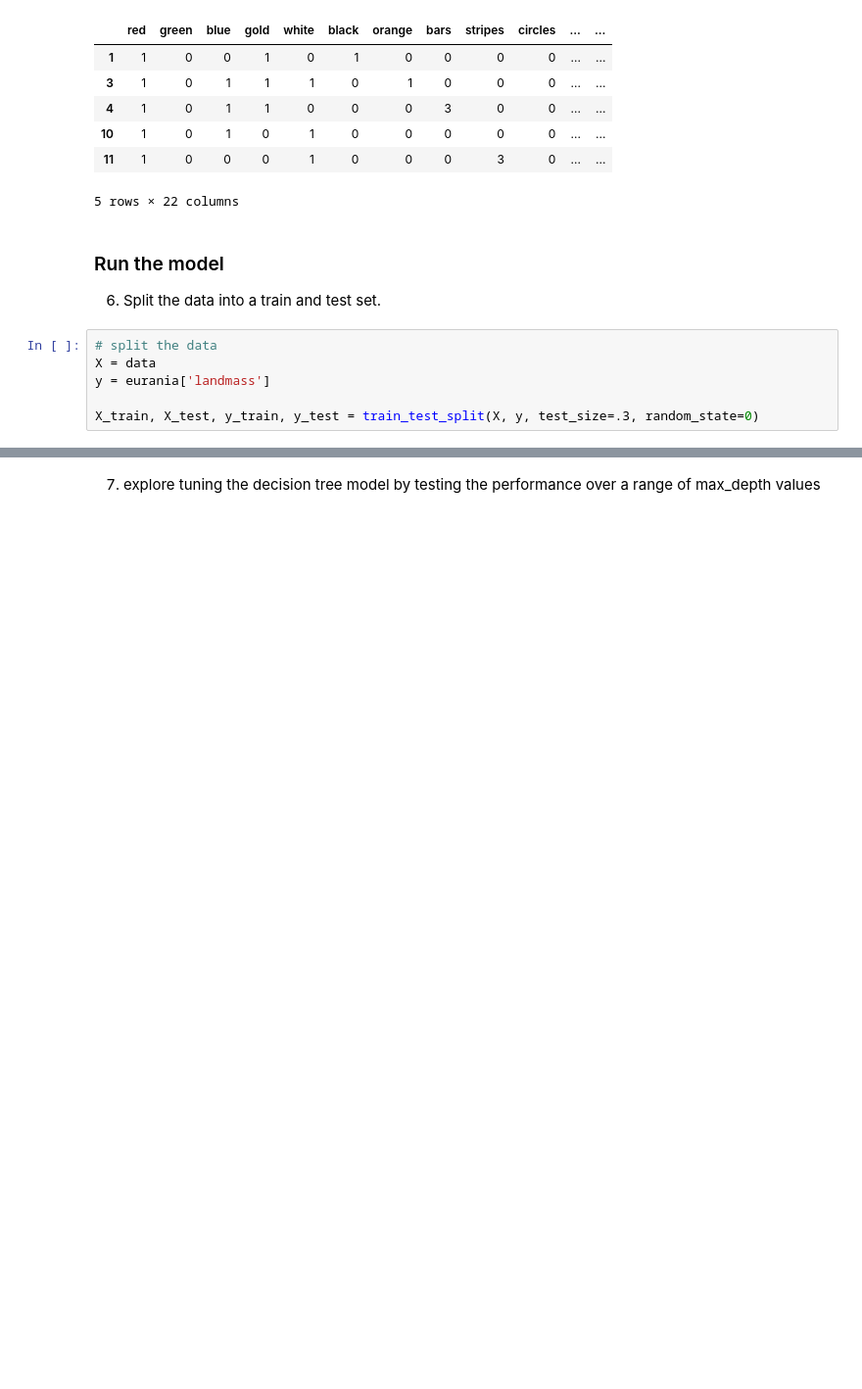
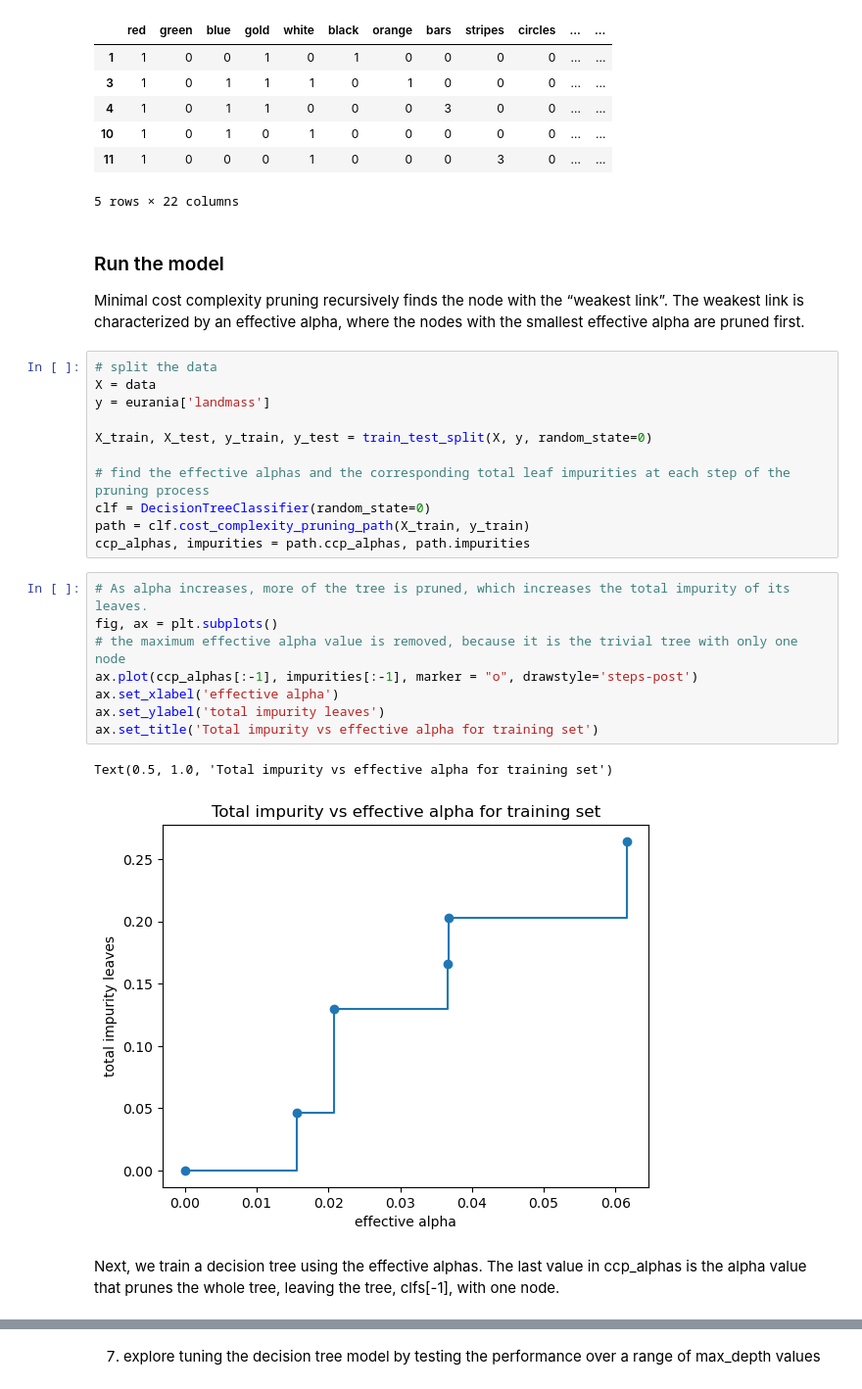
Before and after one commit to cacaprog/learning-projects, a Jupyter notebook: flags-decision-trees/flags_v2.ipynb, the cells around one changed output, grey strips where cells are left out. Shown at 98% size. Saved outputs shown, nothing was run; the diff lists cells and outputs as text; blank space fills up the shorter version.

```diff
--- a/flags-decision-trees/flags_v2.ipynb
+++ b/flags-decision-trees/flags_v2.ipynb
@@ -155,12 +155,30 @@ data.head()
 | 10 | 1 | 0 | 1 | 0 | 1 | 0 | 0 | 0 | 0 | 0 | ... | ... |
 | 11 | 1 | 0 | 0 | 0 | 1 | 0 | 0 | 0 | 3 | 0 | ... | ... |
 5 rows × 22 columns
-# %% [markdown]
-### Run the model
-6. Split the data into a train and test set.
+# %% [markdown]
+### Run the model
+Minimal cost complexity pruning recursively finds the node with the “weakest link”. The weakest link is characterized by an effective alpha, where the nodes with the smallest effective alpha are pruned first.
 # %%
 # split the data
 X = data
 y = eurania['landmass']
 
-X_train, X_test, y_train, y_test = train_test_split(X, y, test_size=.3, random_state=0)
+X_train, X_test, y_train, y_test = train_test_split(X, y, random_state=0)
+
+# find the effective alphas and the corresponding total leaf impurities at each step of the pruning process
+clf = DecisionTreeClassifier(random_state=0)
+path = clf.cost_complexity_pruning_path(X_train, y_train)
+ccp_alphas, impurities = path.ccp_alphas, path.impurities
+# %%
+# As alpha increases, more of the tree is pruned, which increases the total impurity of its leaves.
+fig, ax = plt.subplots()
+# the maximum effective alpha value is removed, because it is the trivial tree with only one node
+ax.plot(ccp_alphas[:-1], impurities[:-1], marker = "o", drawstyle='steps-post')
+ax.set_xlabel('effective alpha')
+ax.set_ylabel('total impurity leaves')
+ax.set_title('Total impurity vs effective alpha for training set')
+# %% [output]
+Text(0.5, 1.0, 'Total impurity vs effective alpha for training set')
+[figure, added]
+# %% [markdown]
+Next, we train a decision tree using the effective alphas. The last value in ccp_alphas is the alpha value that prunes the whole tree, leaving the tree, clfs[-1], with one node.
```
Also changed, not shown: parts of 5 cells of this notebook, 4 other files.
